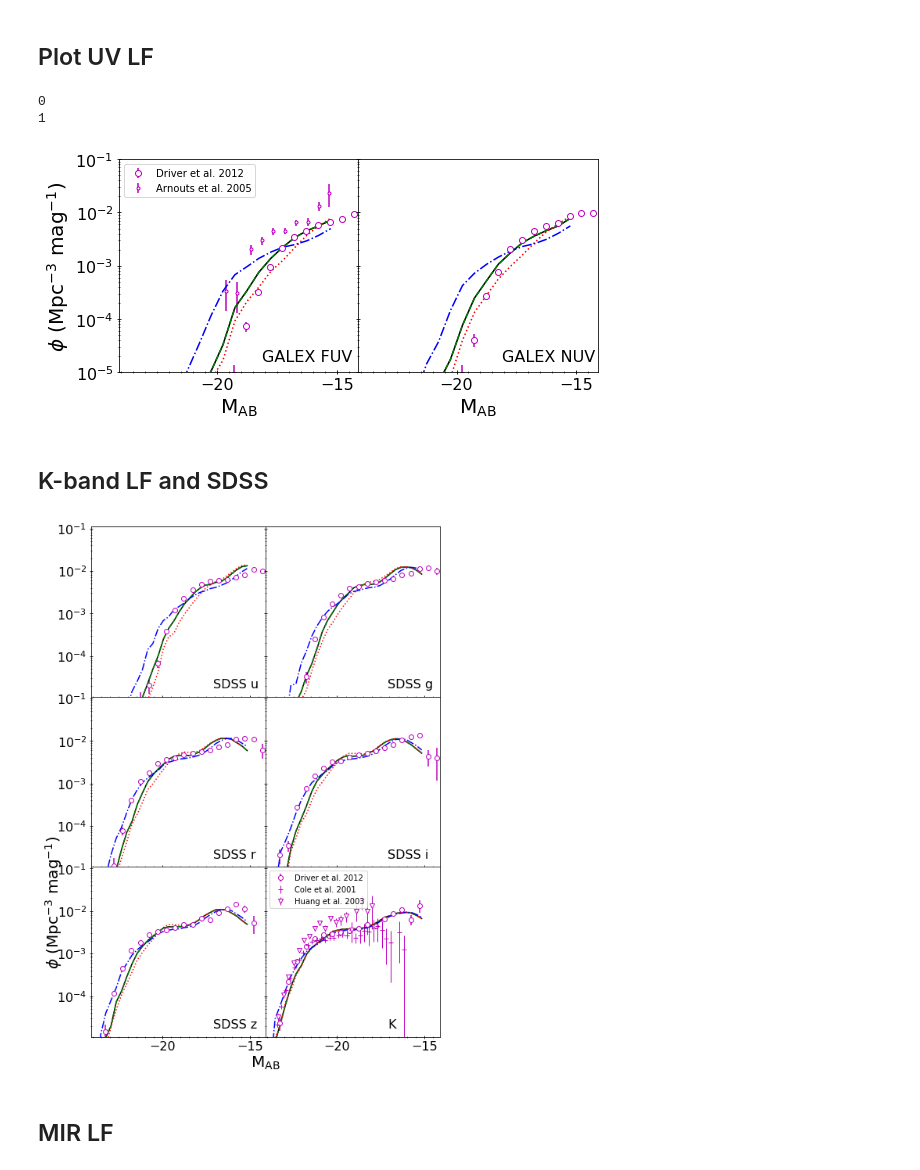
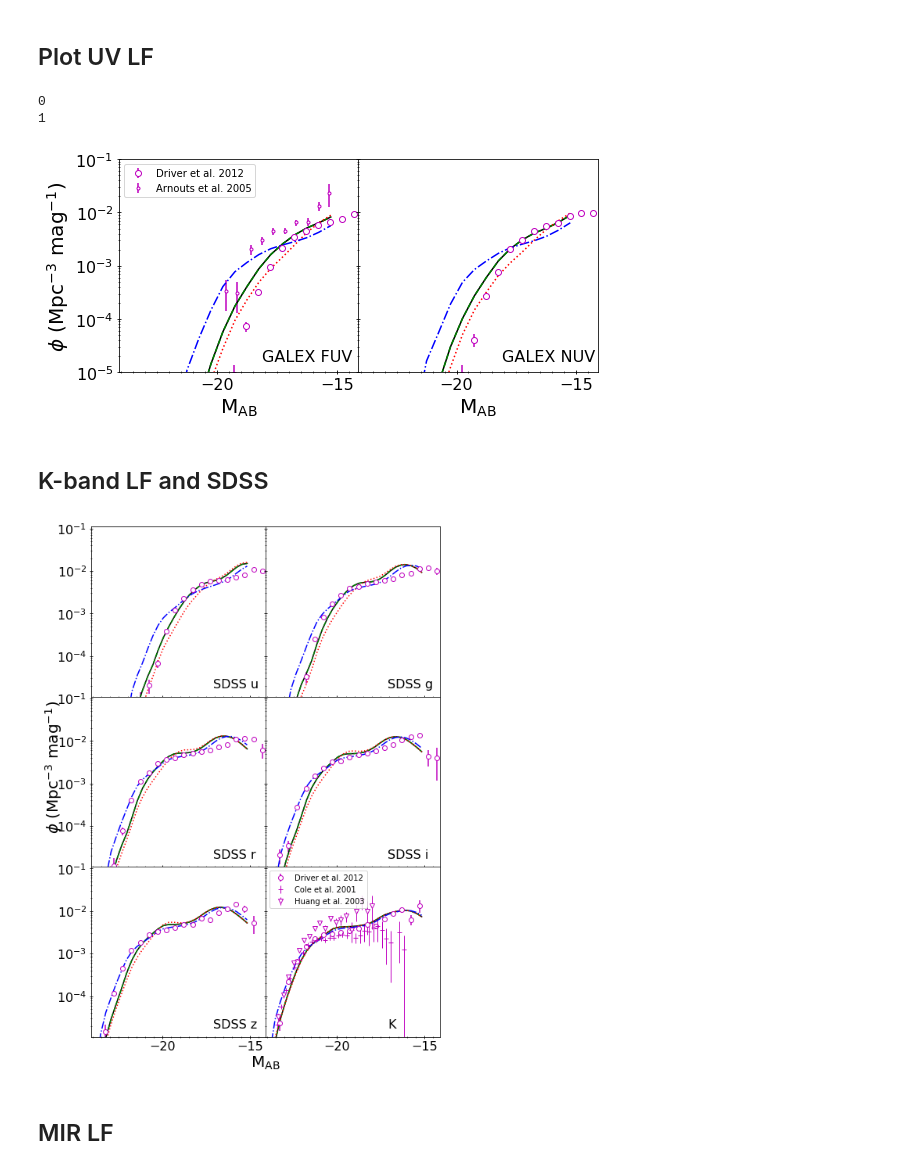
Before and after one commit to dptriani/mentari, a Jupyter notebook: Paper3_plotting.ipynb, the cells around one changed output. Saved outputs shown, nothing was run; the diff lists cells and outputs as text; code cells hidden in the pictures.

```diff
--- a/Paper3_plotting.ipynb
+++ b/Paper3_plotting.ipynb
@@ -44,7 +44,7 @@ lbtime = cosmo.lookback_time(redshift).value
 #redshift = [0.000]
 #redshift = [0.000, 1.321, 2.028, 3.037, 4.038, 5.150, 6.022, 7.026] #MDPL
 firstfile = 0
-lastfile = 0
+lastfile = 511
 MaxTreeFiles = lastfile - firstfile + 1
 #print(lbtime)
 # %%
@@ -789,7 +789,7 @@ dirname = 'output-test/'
 filename = 'mentari_mag_0.0_'
 ext = '.hdf5'
 firstfile = 0
-lastfile = 3
+lastfile = 511
 
 for i in range(firstfile, lastfile+1):
     file = dirname + filename + str(i) + ext
@@ -878,11 +891,11 @@ plt.errorbar(NUV_x+5.0*np.log10(Hubble_h)+0.65, NUV_y*2*Hubble_h*Hubble_h*Hubble
 
 plt.tight_layout()
 plt.subplots_adjust(wspace=0)
-#plt.savefig('plots/LF_UV_4files.png')
+plt.savefig('plots/LF_UV_511files.png')
 # %% [output]
 0
 1
-[figure, old version]
+[figure, new version]
 # %% [markdown]
 ## K-band LF and SDSS
 # %%
@@ -985,36 +998,36 @@ Cole_PhiErr = np.array([3.6377162E-03, 6.6833422E-03, 1.0000000E-10, 4.0996978E-
             2.1805518E-04, 1.6829016E-04, 1.1366483E-04, 8.1871600E-05, 5.7472309E-05, 3.6554517E-05, 2.3141622E-05,
             1.2801432E-05, 6.5092854E-06, 3.3540452E-06, 1.9559407E-06, 5.6035748E-07, 2.8150106E-07])
 Cole_Mag = np.array([-18.00000, -18.25000, -18.50000, -18.75000, -19.00000, -19.25000, -19.50000, -19.75000, -20.00000,
             -20.25000, -20.50000, -20.75000, -21.00000, -21.25000, -21.50000, -21.75000, -22.00000, -22.25000,
             -22.50000, -22.75000, -23.00000, -23.25000, -23.50000, -23.75000, -24.00000, -24.25000, -24.50000,
             -24.75000, -25.00000, -25.25000, -25.50000, -25.75000, -26.00000, -26.25000])
 
 # Huang et al. 2003 K band Hawaii+AAO LF
 Huang_Phi = np.array([0.0347093, 0.0252148, 0.0437980, 0.0250516, 0.00939655, 0.0193473, 0.0162743, 0.0142267, 0.0174460,
             0.0100971, 0.0136507, 0.00994688, 0.00655286, 0.00528234, 0.00310017, 0.00157789, 0.000721131,
             0.000272634, 8.33409e-05, 2.12150e-05, 3.97432e-06, 5.07697e-06, 5.42939e-07])
 Huang_PhiErr = np.array([ 0.0249755, 0.0181685, 0.0161526, 0.0105895, 0.00479689, 0.00525068, 0.00428192, 0.00308970, 0.00248676,
             0.00166458, 0.00166691, 0.00106289, 0.000704721, 0.000527429, 0.000340814, 0.000170548, 8.25681e-05,
             3.81529e-05, 1.50279e-05, 6.16614e-06, 2.34362e-06, 1.98971e-06, 5.54946e-07])
 Huang_Mag = np.array([-19.8000, -20.1000, -20.4000, -20.7000, -21.0000, -21.3000, -21.6000, -21.9000, -22.2000, -22.5000,
             -22.8000, -23.1000, -23.4000, -23.7000, -24.0000, -24.3000, -24.6000, -24.9000, -25.2000,
             -25.5000, -25.8000, -26.1000, -26.4000])
 
 # Finally plot the observational data
 Cole_xval = Cole_Mag + 0.65 #convert to Chabrier IMF
 Huang_xval = Huang_Mag + 0.65 #convert to Chabrier IMF
 plt.errorbar(Cole_xval+5.0*np.log10(Hubble_h)+1.85, Cole_Phi*Hubble_h*Hubble_h*Hubble_h, yerr=Cole_PhiErr*Hubble_h*Hubble_h*Hubble_h, lw=1.0, marker='+', color='m', mfc='white', ls='none', label='Cole et al. 2001')
 plt.errorbar(Huang_xval+5.0*np.log10(Hubble_h)+1.85, Huang_Phi*Hubble_h*Hubble_h*Hubble_h, yerr=Huang_PhiErr*Hubble_h*Hubble_h*Hubble_h, lw=1.0, marker='v', color='m', mfc='white', ls='none', label='Huang et al. 2003')
 
 plt.legend(loc='upper left')
 
 fig.text(0.48, 0.08, r'$\mathrm{M_{AB}}$', fontsize=20)
-fig.text(0.02, 0.4, r'$\phi\ (\mathrm{Mpc}^{-3}\ \mathrm{mag}^{-1})$', fontsize=20, rotation=90)
+fig.text(0.02, 0.6, r'$\phi\ (\mathrm{Mpc}^{-3}\ \mathrm{mag}^{-1})$', fontsize=20, rotation=90)
 
 plt.subplots_adjust(wspace=0, hspace=0)
-#plt.savefig('plots/LF_optical_4files.png')
+plt.savefig('plots/LF_optical_511files.png')
 # %% [output]
-[figure, old version]
+[figure, new version]
 # %% [markdown]
 ## MIR LF
 # %%
```
Also changed, not shown: parts of 16 cells of this notebook, 3 other files.
